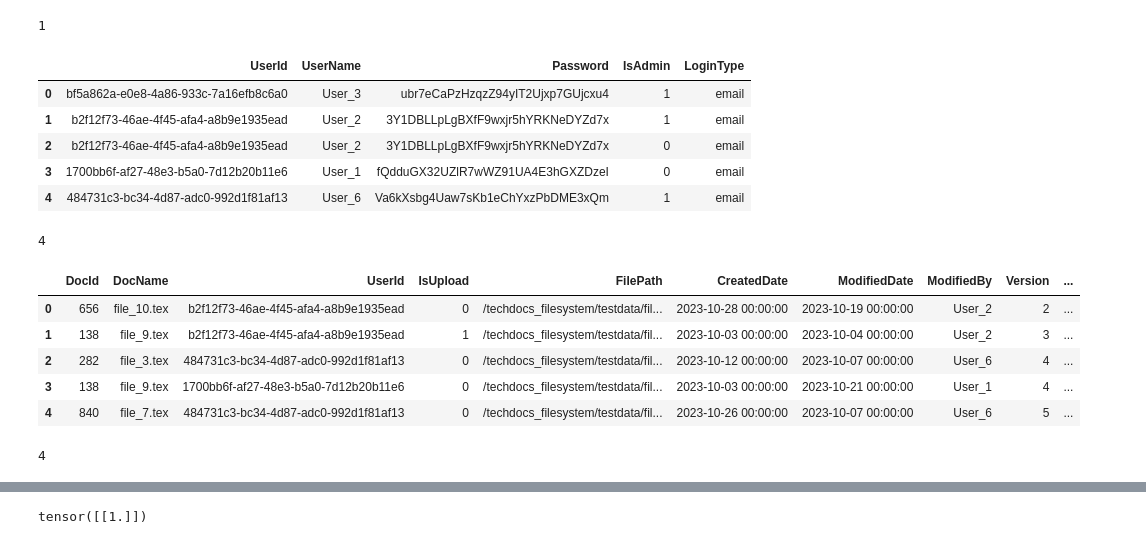
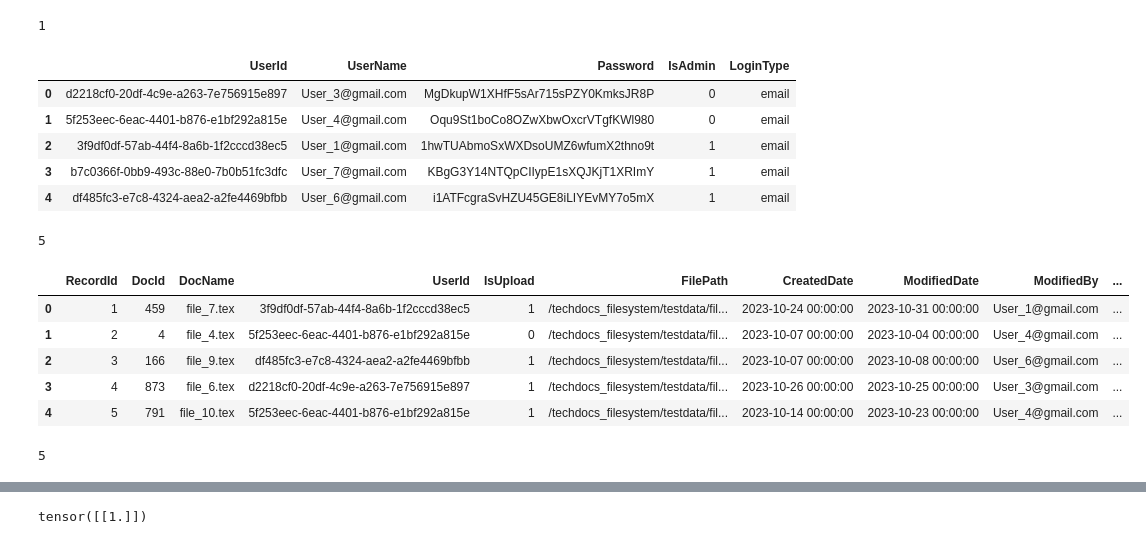
Before and after one commit to Rajnish-Ranjan/DataScience-TechDocs-GL, a Jupyter notebook: Product_Analysis_Dev/ProductAnalysis_DynamicData.ipynb, the cells around one changed output, grey strips where cells are left out. Drawn from its saved outputs; the diff is of its cells as text; code cells hidden in the pictures.

```diff
--- a/Product_Analysis_Dev/ProductAnalysis_DynamicData.ipynb
+++ b/Product_Analysis_Dev/ProductAnalysis_DynamicData.ipynb
@@ -141,7 +141,7 @@ num_rows = 5  # You can change this to the desired number of rows
 user_credentials = {}
 
 # Create a list of user names
-user_names = [f"User_{i}" for i in range(1, num_users + 1)]
+user_names = [f"User_{i}@gmail.com" for i in range(1, num_users + 1)]
 
 # Generate random data for each user
 for _ in range(num_rows):
@@ -171,15 +171,15 @@ for _ in range(num_rows):
 user_df.head()
 # %% [output]
 |  | UserId | UserName | Password | IsAdmin | LoginType |
-| 0 | bf5a862a-e0e8-4a86-933c-7a16efb8c6a0 | User_3 | ubr7eCaPzHzqzZ94yIT2Ujxp7GUjcxu4 | 1 | email |
-| 1 | b2f12f73-46ae-4f45-afa4-a8b9e1935ead | User_2 | 3Y1DBLLpLgBXfF9wxjr5hYRKNeDYZd7x | 1 | email |
-| 2 | b2f12f73-46ae-4f45-afa4-a8b9e1935ead | User_2 | 3Y1DBLLpLgBXfF9wxjr5hYRKNeDYZd7x | 0 | email |
-| 3 | 1700bb6f-af27-48e3-b5a0-7d12b20b11e6 | User_1 | fQdduGX32UZlR7wWZ91UA4E3hGXZDzeI | 0 | email |
-| 4 | 484731c3-bc34-4d87-adc0-992d1f81af13 | User_6 | Va6kXsbg4Uaw7sKb1eChYxzPbDME3xQm | 1 | email |
+| 0 | d2218cf0-20df-4c9e-a263-7e756915e897 | User_3@gmail.com | MgDkupW1XHfF5sAr715sPZY0KmksJR8P | 0 | email |
+| 1 | 5f253eec-6eac-4401-b876-e1bf292a815e | User_4@gmail.com | Oqu9St1boCo8OZwXbwOxcrVTgfKWl980 | 0 | email |
+| 2 | 3f9df0df-57ab-44f4-8a6b-1f2cccd38ec5 | User_1@gmail.com | 1hwTUAbmoSxWXDsoUMZ6wfumX2thno9t | 1 | email |
+| 3 | b7c0366f-0bb9-493c-88e0-7b0b51fc3dfc | User_7@gmail.com | KBgG3Y14NTQpCIIypE1sXQJKjT1XRImY | 1 | email |
+| 4 | df485fc3-e7c8-4324-aea2-a2fe4469bfbb | User_6@gmail.com | i1ATFcgraSvHZU45GE8iLIYEvMY7o5mX | 1 | email |
 # %%
 user_df['UserId'].nunique()
 # %% [output]
-4
+5
 # %%
 # Use these commands to dynamically generate Data as per schema from Database if it is not populated.
 
@@ -187,7 +187,7 @@ user_df['UserId'].nunique()
 num_files = 10  # Change this to the desired number of files
 
 # Create an empty DataFrame with the same columns as your "document_df"
-document_df = pd.DataFrame(columns=["DocId", "DocName", "UserId", "IsUpload", "FilePath", "CreatedDate", "ModifiedDate", "ModifiedBy", "Version", "IsTrash", "s_Misc1", "s_Misc2", "n_Misc1", "n_Misc2"])
+document_df = pd.DataFrame(columns=["RecordId","DocId", "DocName", "UserId", "IsUpload", "FilePath", "CreatedDate", "ModifiedDate", "ModifiedBy", "Version", "IsTrash", "s_Misc1", "s_Misc2", "n_Misc1", "n_Misc2"])
 
 # Set the number of rows you want to generate
 num_rows = 30  # You can change this to the desired number of rows
@@ -197,9 +197,11 @@ doc_id_mapping = {}
 
 # Create a dictionary to store unique CreatedDate values for each DocName
 created_dates = {}
+count = 0
 
 # Generate random data for each column, using the UserId values from user_df
 for _ in range(num_rows):
+    count = count + 1
     file_num = random.randint(1, num_files + 1)
     user_id = random.choice(user_df["UserId"])
     user_name = user_df[user_df["UserId"] == user_id]['UserName'].iloc[0]
@@ -209,43 +211,44 @@ for _ in range(num_rows):
     if doc_name in doc_id_mapping:
         doc_id = doc_id_mapping[doc_name]
     else:
         doc_id = random.randint(1, 1000)
         doc_id_mapping[doc_name] = doc_id
 
     # Ensure that CreatedDate is unique for each DocName
     if doc_name not in created_dates:
         created_dates[doc_name] = (datetime(2023, 10, 1) + timedelta(days=random.randint(0, 30))).strftime("%Y-%m-%d %H:%M:%S")
 
     document_df = document_df.append({
+        "RecordId": count,
         "DocId": doc_id,
         "DocName": doc_name,
         "UserId": user_id,
         "IsUpload": random.randint(0, 1),
         "FilePath": f"/techdocs_filesystem/testdata/{doc_name}",
         "CreatedDate": created_dates[doc_name],  # Use the unique CreatedDate
         "ModifiedDate": (datetime(2023, 10, 1) + timedelta(days=random.randint(0, 30))).strftime("%Y-%m-%d %H:%M:%S"),
         "ModifiedBy": user_name,#random.choice(user_names),
         "Version": random.randint(1, 5),
         "IsTrash": random.randint(0, 1),
         "s_Misc1": f"Misc1_{random.randint(1, 5)}",
         "s_Misc2": f"Misc2_{random.randint(1, 5)}",
         "n_Misc1": random.uniform(1.0, 100.0),
         "n_Misc2": random.uniform(1.0, 100.0),
     }, ignore_index=True)
 
 # Print the generated DataFrame
 document_df.head()
 # %% [output]
-|  | DocId | DocName | UserId | IsUpload | FilePath | CreatedDate | ModifiedDate | ModifiedBy | Version | ... |
-| 0 | 656 | file_10.tex | b2f12f73-46ae-4f45-afa4-a8b9e1935ead | 0 | /techdocs_filesystem/testdata/fil... | 2023-10-28 00:00:00 | 2023-10-19 00:00:00 | User_2 | 2 | ... |
-| 1 | 138 | file_9.tex | b2f12f73-46ae-4f45-afa4-a8b9e1935ead | 1 | /techdocs_filesystem/testdata/fil... | 2023-10-03 00:00:00 | 2023-10-04 00:00:00 | User_2 | 3 | ... |
-| 2 | 282 | file_3.tex | 484731c3-bc34-4d87-adc0-992d1f81af13 | 0 | /techdocs_filesystem/testdata/fil... | 2023-10-12 00:00:00 | 2023-10-07 00:00:00 | User_6 | 4 | ... |
-| 3 | 138 | file_9.tex | 1700bb6f-af27-48e3-b5a0-7d12b20b11e6 | 0 | /techdocs_filesystem/testdata/fil... | 2023-10-03 00:00:00 | 2023-10-21 00:00:00 | User_1 | 4 | ... |
-| 4 | 840 | file_7.tex | 484731c3-bc34-4d87-adc0-992d1f81af13 | 0 | /techdocs_filesystem/testdata/fil... | 2023-10-26 00:00:00 | 2023-10-07 00:00:00 | User_6 | 5 | ... |
+|  | RecordId | DocId | DocName | UserId | IsUpload | FilePath | CreatedDate | ModifiedDate | ModifiedBy | ... |
+| 0 | 1 | 459 | file_7.tex | 3f9df0df-57ab-44f4-8a6b-1f2cccd38ec5 | 1 | /techdocs_filesystem/testdata/fil... | 2023-10-24 00:00:00 | 2023-10-31 00:00:00 | User_1@gmail.com | ... |
+| 1 | 2 | 4 | file_4.tex | 5f253eec-6eac-4401-b876-e1bf292a815e | 0 | /techdocs_filesystem/testdata/fil... | 2023-10-07 00:00:00 | 2023-10-04 00:00:00 | User_4@gmail.com | ... |
+| 2 | 3 | 166 | file_9.tex | df485fc3-e7c8-4324-aea2-a2fe4469bfbb | 1 | /techdocs_filesystem/testdata/fil... | 2023-10-07 00:00:00 | 2023-10-08 00:00:00 | User_6@gmail.com | ... |
+| 3 | 4 | 873 | file_6.tex | d2218cf0-20df-4c9e-a263-7e756915e897 | 1 | /techdocs_filesystem/testdata/fil... | 2023-10-26 00:00:00 | 2023-10-25 00:00:00 | User_3@gmail.com | ... |
+| 4 | 5 | 791 | file_10.tex | 5f253eec-6eac-4401-b876-e1bf292a815e | 1 | /techdocs_filesystem/testdata/fil... | 2023-10-14 00:00:00 | 2023-10-23 00:00:00 | User_4@gmail.com | ... |
 # %%
 document_df['UserId'].nunique()
 # %% [output]
-4
+5
 # %%
 # merged_df = pd.merge(document_df, user_df, on='UserId', how='inner')
 # %%
```
Also changed, not shown: parts of 3 cells of this notebook.
